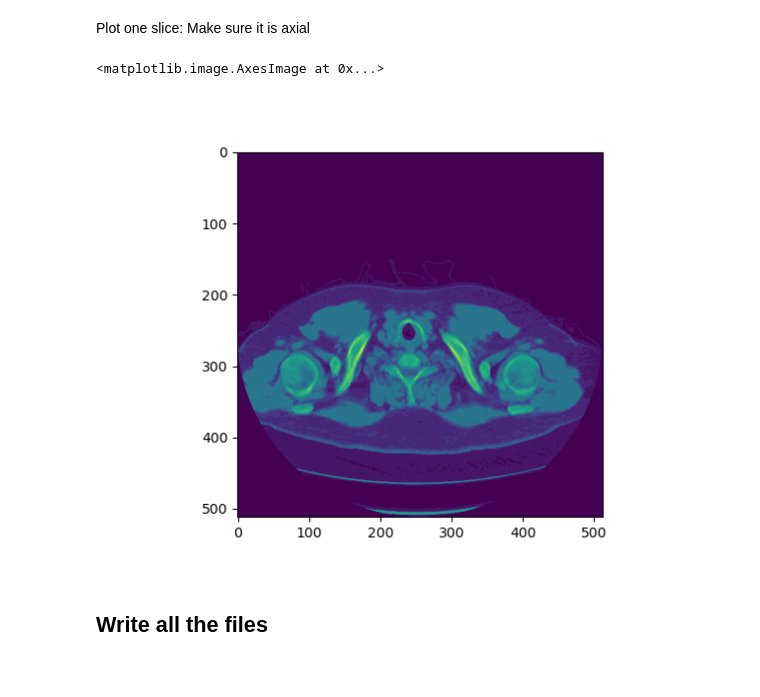
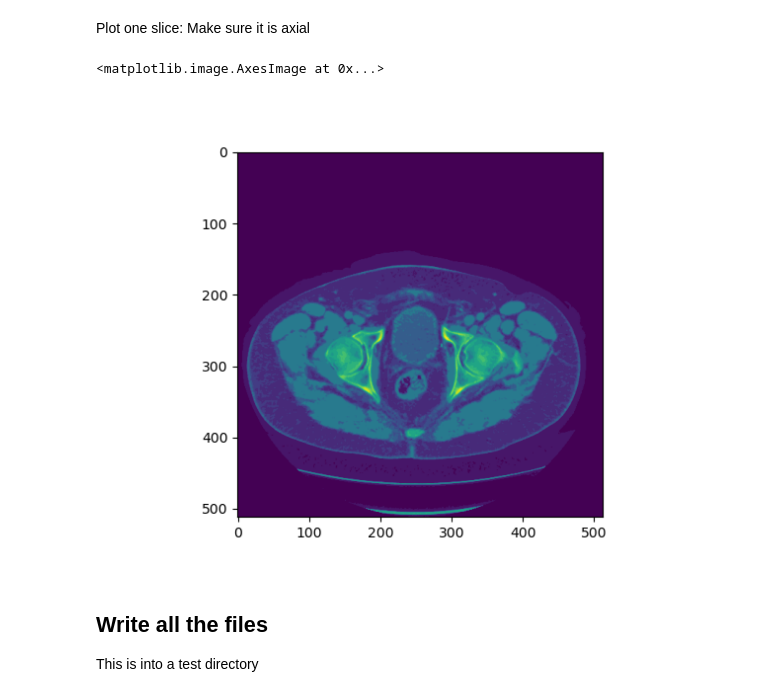
Before and after one commit to jerichooconnell/work-dfci, a Jupyter notebook: 7-Simulate_Pelvis_Matt/1-Jupyter_notebooks/1-Write_python_sim_script.ipynb, the cells around one changed output. Drawn from its saved outputs; the diff is of its cells as text; code cells hidden in the pictures.

Commit message:
Working test of pelvis

```diff
--- a/7-Simulate_Pelvis_Matt/1-Jupyter_notebooks/1-Write_python_sim_script.ipynb
+++ b/7-Simulate_Pelvis_Matt/1-Jupyter_notebooks/1-Write_python_sim_script.ipynb
@@ -18,16 +18,18 @@ from gecco.utils import nrrd_to_mhd, cropping_tool
 # %% [markdown]
 Read the nrrd_file
 # %%
+# Number : [path, orientation, crop]
+
 nrrd_files = {'0':['/home/jericho/2-Datadir/Clinical_data/Pelvis/Pelvis_Female_Patient_1.nrrd',[1,0,2],[313,511,111,367,None,None]],
             '1':['/home/jericho/2-Datadir/Clinical_data/Pelvis/Pelvis_Female_Patient_2.nrrd',[1,0,2],[313,511,111,367,None,None]],
             '2':['/home/jericho/2-Datadir/Clinical_data/Pelvis/Pelvis_Female_Patient_3.nrrd',[1,0,2],[287,511,2,392,15,78]],
             '3':['/home/jericho/2-Datadir/Clinical_data/Pelvis/Pelvis_Prostate_Patient_1.nrrd',[1,0,2],[254,None,None,None,None,None]],
             '4':['/home/jericho/2-Datadir/Clinical_data/Pelvis/Pelvis_Prostate_Patient_2.nrrd',[2,1,0],[None,114,None,None,None,None]],
-            '5':['/home/jericho/2-Datadir/Clinical_data/Pelvis/Pelvis_Prostate_Patient_3.nrrd',[1,0,2],[None,None,None,None,None,None]],
-            '6':['/home/jericho/2-Datadir/Clinical_data/Pelvis/Pelvis_Prostate_Patient_4.nrrd',[1,0,2],[None,None,None,None,None,None]],
-            '7':['/home/jericho/2-Datadir/Clinical_data/Pelvis/Pelvis_Prostate_Patient_5.nrrd',[1,0,2],[None,None,None,None,None,None]]}
+            '5':['/home/jericho/2-Datadir/Clinical_data/Pelvis/Pelvis_Prostate_Patient_3.nrrd',[2,1,0],[None,72,None,None,None,None]],
+            '6':['/home/jericho/2-Datadir/Clinical_data/Pelvis/Pelvis_Prostate_Patient_4.nrrd',[2,1,0],[None,70,None,None,None,None]],
+            '7':['/home/jericho/2-Datadir/Clinical_data/Pelvis/Pelvis_Prostate_Patient_5.nrrd',[2,1,0],[None,70,None,None,None,None]]}
 # %%
-file_index = '4' # File index to load
+file_index = '7' # File index to load
 # %% [markdown]
 Crop the nrrd file
 # %%
@@ -84,10 +89,12 @@ phantom = patient_data.patient_phantom(nrrd_files[file_index][0], 1e6, force_mat
 Plot one slice: Make sure it is axial
 # %%
 plt.figure()
-plt.imshow(phantom.phantom[phantom.phantom.shape[0]//2,:,:])
+plt.imshow(phantom.phantom[30,:,:])
 # %% [output]
 <matplotlib.image.AxesImage at 0x...>
-[figure, old version]
+[figure, new version]
 # %% [markdown]
 ## Write all the files
+
+This is into a test directory
 # %%
```
Also changed, not shown: parts of 6 cells of this notebook, 16 other files.
